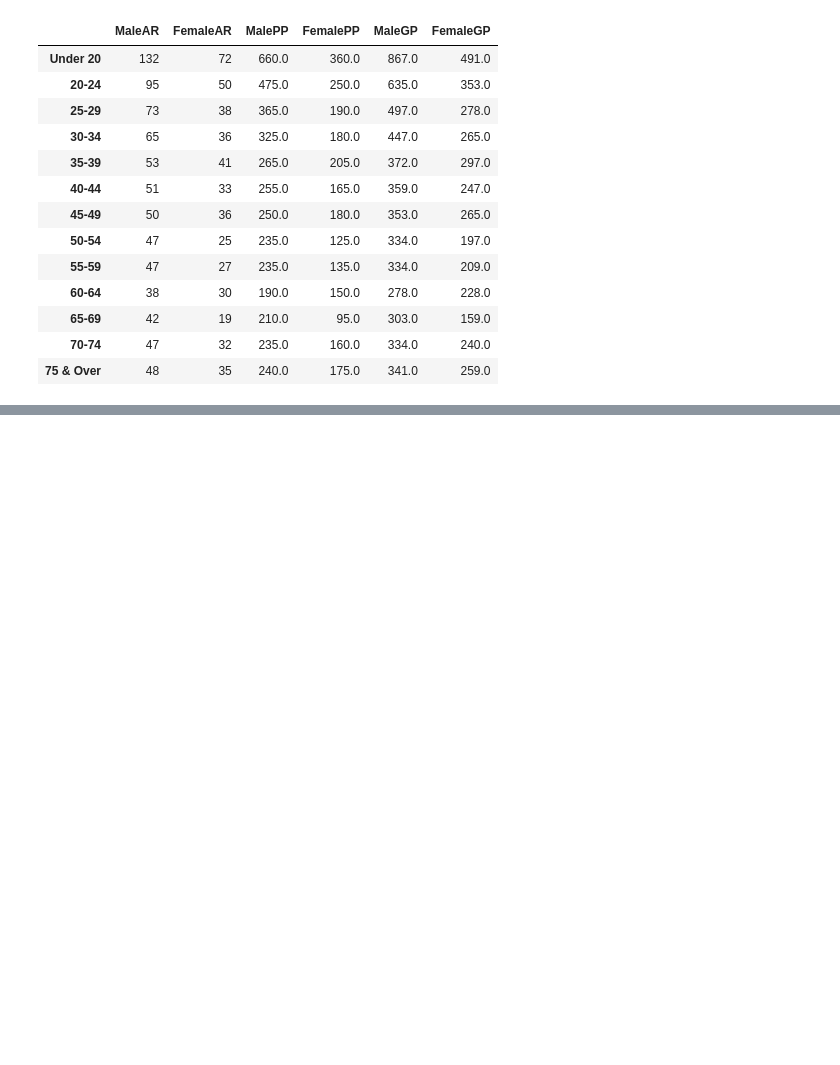
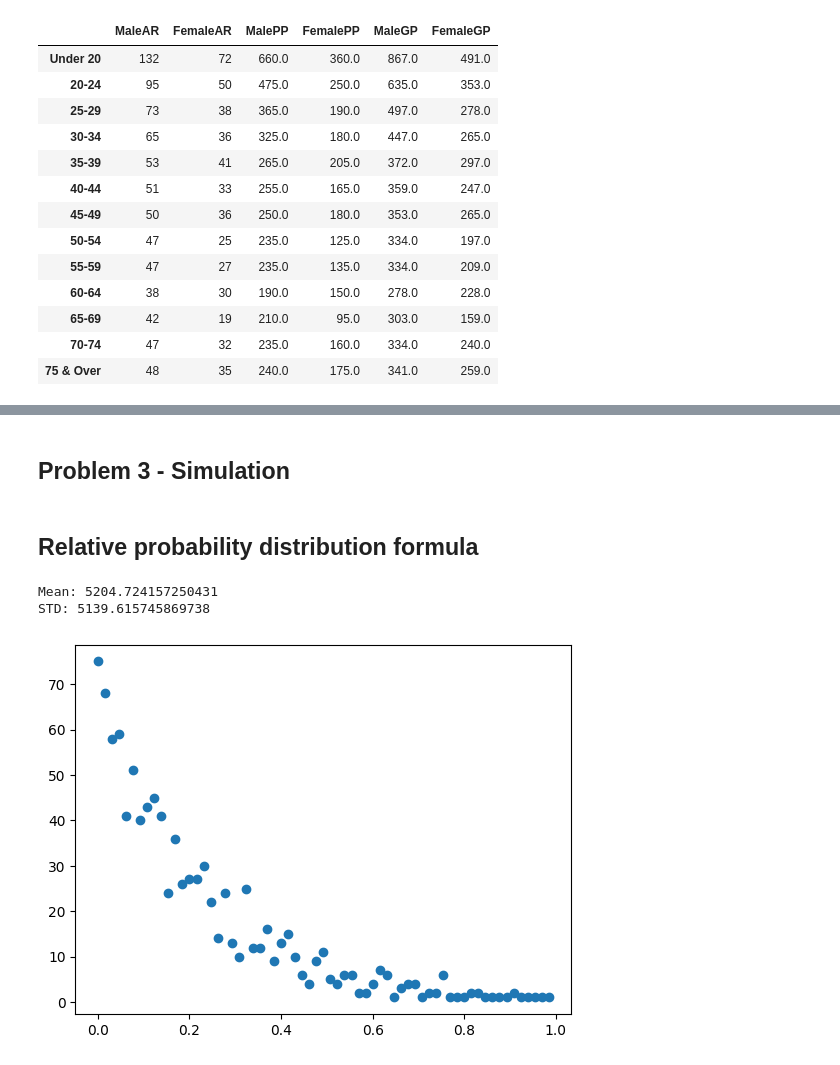
Before and after one commit to RayhanM17/DATA-SCIENCE-NOTEBOOKS, a Jupyter notebook: JN/auto-insurance.ipynb, the cells around one changed output, grey strips where cells are left out. Saved outputs shown, nothing was run; the diff lists cells and outputs as text; code cells hidden in the pictures; blank space fills up the shorter version.

```diff
--- a/JN/auto-insurance.ipynb
+++ b/JN/auto-insurance.ipynb
@@ -110,0 +132,25 @@ df
+# %% [markdown]
+## Problem 3 - Simulation
+# %% [markdown]
+## Relative probability distribution formula
+# %%
+# severity model - gamma(alpha, 1/beta, size)
+severity = np.random.gamma(1, 1/0.0002, 1000)
+m = max(severity)
+dist = [x/m for x in severity]
+dist.sort()
+pdf = [0]*100
+for l in range(0, 100):
+    for x in dist:
+        if x < l/100 and x >= (l-1)/100:
+            pdf[l] += 1
+for x in range(99, -1, -1):
+    if pdf[x]==0:
+        pdf.pop(x)
+plt.scatter([x/len(pdf) for x in range(len(pdf))], pdf)
+print("Mean: " + str(severity.mean()))
+print("STD: " + str(severity.std()))
+# %% [output]
+Mean: 5204.724157250431
+STD: 5139.615745869738
+[figure, added]
```
Also changed, not shown: parts of 5 cells of this notebook.
